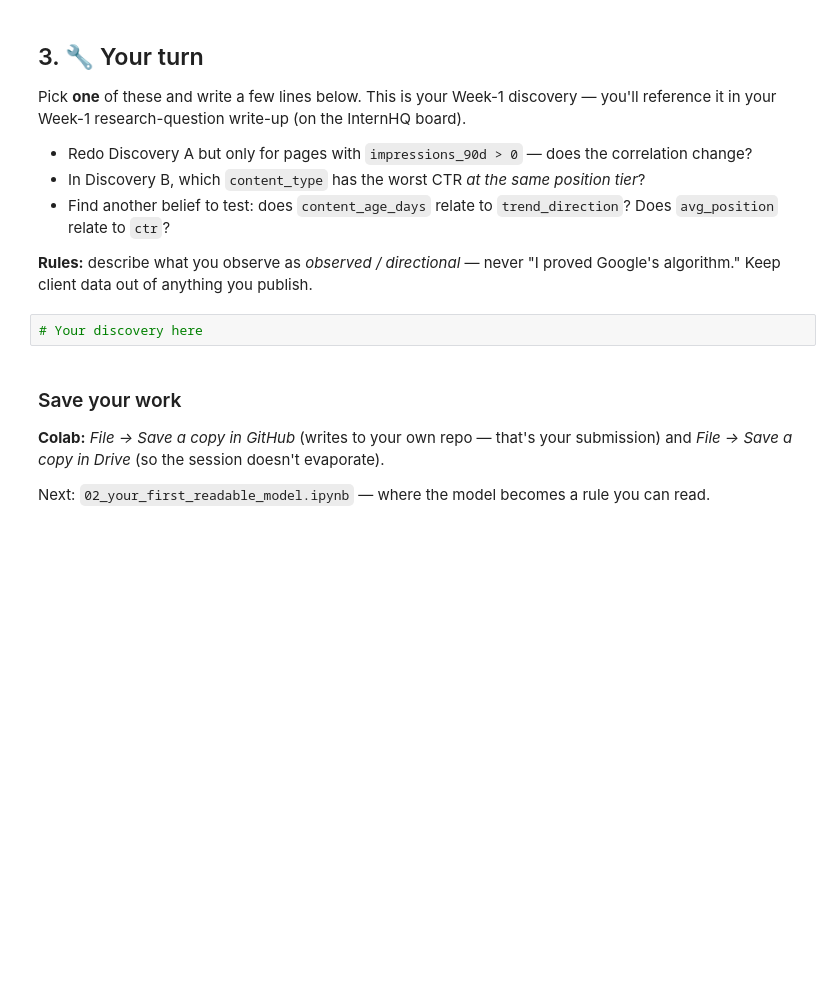
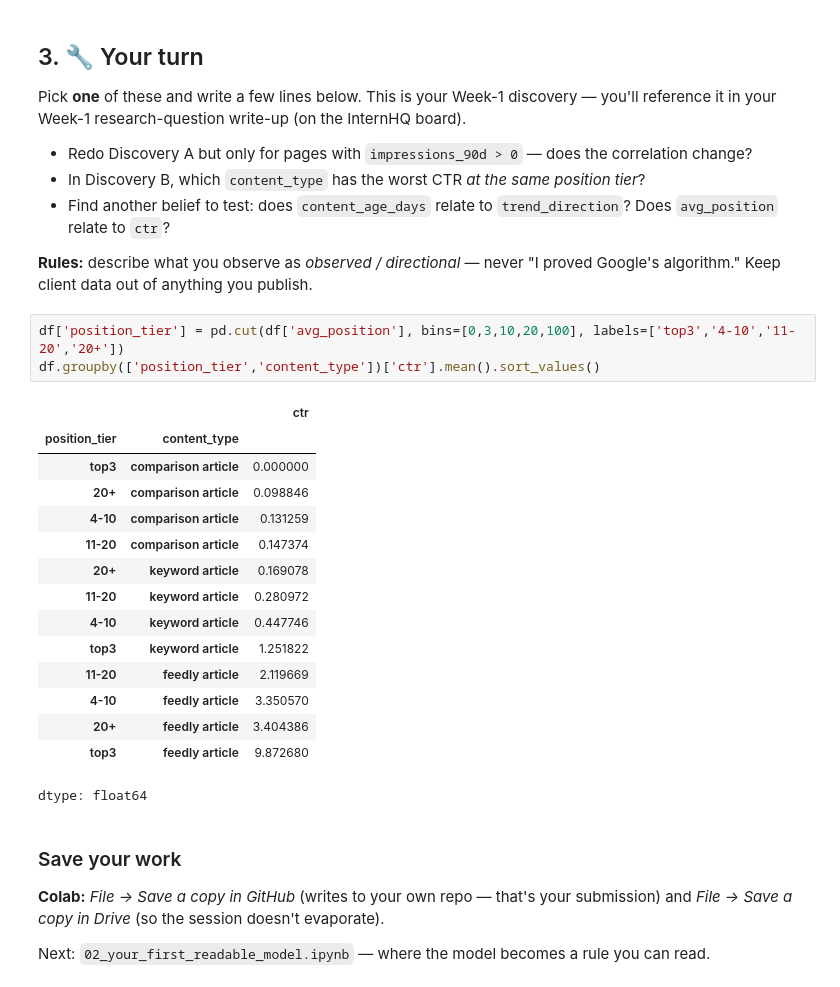
Before and after one commit to suhanisingh5617-ai/flyrank-ml-internship, a Jupyter notebook: notebooks/01_first_look_and_discovery.ipynb, the cells around one changed output. Drawn from its saved outputs; the diff is of its cells as text; blank space fills up the shorter version.

```diff
--- a/notebooks/01_first_look_and_discovery.ipynb
+++ b/notebooks/01_first_look_and_discovery.ipynb
@@ -97,8 +153,25 @@ Pick **one** of these and write a few lines below. This is your Week-1 discovery
 - Find another belief to test: does `content_age_days` relate to `trend_direction`? Does `avg_position` relate to `ctr`?
 
 **Rules:** describe what you observe as *observed / directional* — never "I proved Google's algorithm." Keep client data out of anything you publish.
-# %%
-# Your discovery here
+# %%
+df['position_tier'] = pd.cut(df['avg_position'], bins=[0,3,10,20,100], labels=['top3','4-10','11-20','20+'])
+df.groupby(['position_tier','content_type'])['ctr'].mean().sort_values()
+# %% [output]
+|  |  | ctr |
+| position_tier | content_type |  |
+| top3 | comparison article | 0.000000 |
+| 20+ | comparison article | 0.098846 |
+| 4-10 | comparison article | 0.131259 |
+| 11-20 | comparison article | 0.147374 |
+| 20+ | keyword article | 0.169078 |
+| 11-20 | keyword article | 0.280972 |
+| 4-10 | keyword article | 0.447746 |
+| top3 | keyword article | 1.251822 |
+| 11-20 | feedly article | 2.119669 |
+| 4-10 | feedly article | 3.350570 |
+| 20+ | feedly article | 3.404386 |
+| top3 | feedly article | 9.872680 |
+dtype: float64
 # %% [markdown]
 ### Save your work
 **Colab:** *File → Save a copy in GitHub* (writes to your own repo — that's your submission) and *File → Save a copy in Drive* (so the session doesn't evaporate).
```
Also changed, not shown: parts of 8 cells of this notebook.
